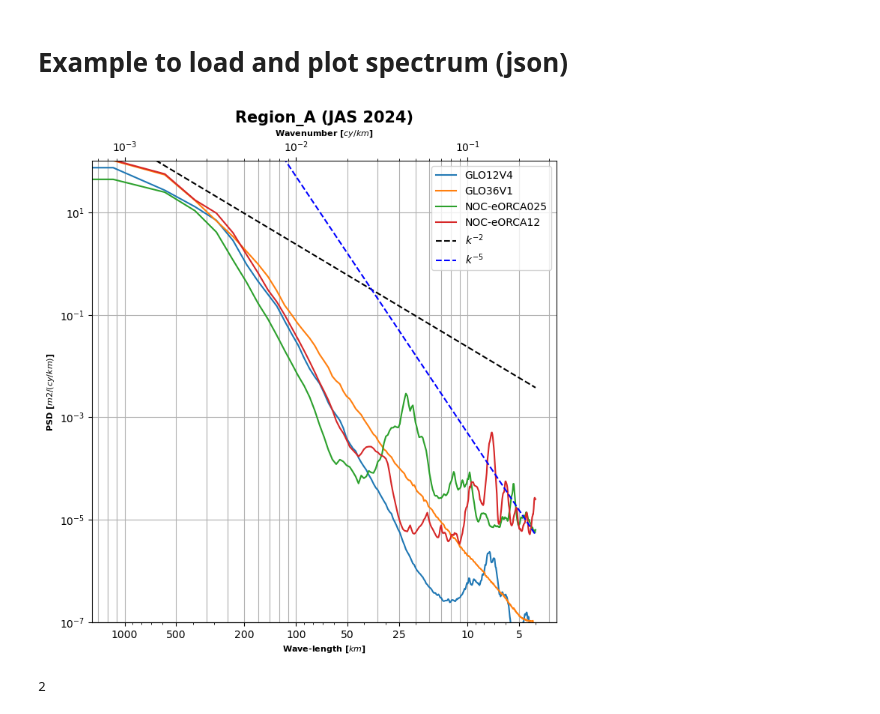
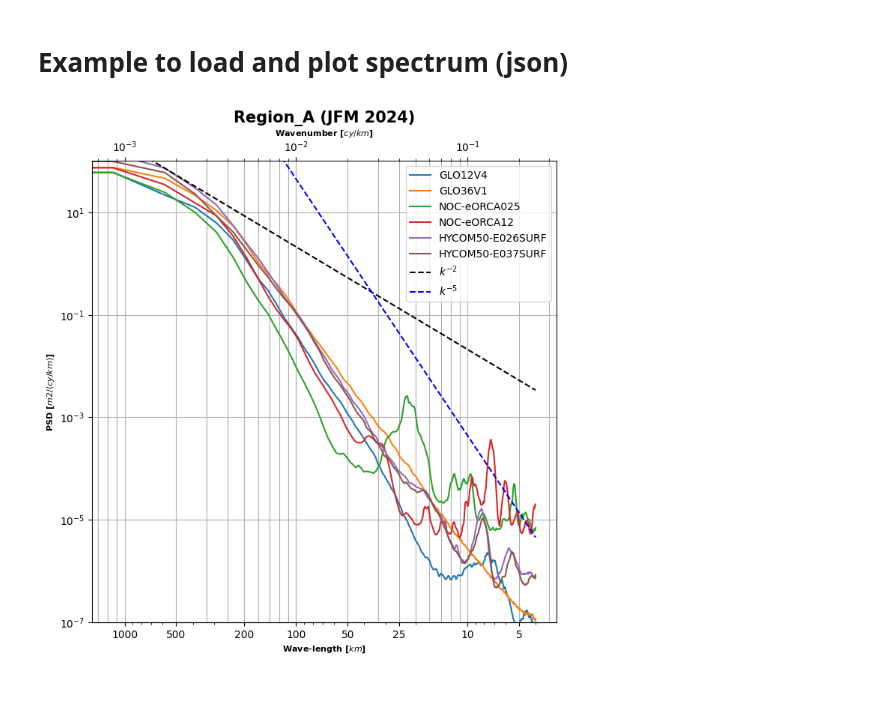
Before and after one commit to siyidongfang/swot-ocean-model-intercomparison-project, a Jupyter notebook: Analysis/example_figurespectrum_micael.ipynb, the cells around one changed output. Cells and saved outputs as stored; diff of their text form; code cells hidden in the pictures.

Commit message:
Add files via upload
I
* set up the s" fil system
       # Setup the S3 filesystem
       fs = s3fs.S3FileSystem(anon=True,endpoint_url="https://minio.dive.edito.eu")

* rewrite the ligne : "with open(json_file, "r"):"  as file to "with fs.open(json_file, "r") as file:"
* add the two HYCOM models to the list of model  ["GLO12V4","GLO36V1","NOC-eORCA025","NOC-eORCA12", "HYCOM50-E026SURF", "HYCOM50-E037SURF"]

```diff
--- a/Analysis/example_figurespectrum_micael.ipynb
+++ b/Analysis/example_figurespectrum_micael.ipynb
@@ -8,29 +8,28 @@ import pandas as pd
 from widetrax import Spectra as sp
 import matplotlib.pyplot as plt
 import numpy as np
+# %%
+# Setup the S3 filesystem
+fs = s3fs.S3FileSystem(anon=True,endpoint_url="https://minio.dive.edito.eu")
 # %%
-import json
 
-model=["GLO12V4","GLO36V1","NOC-eORCA025","NOC-eORCA12"]
-name_season="JAS"
+model=["GLO12V4","GLO36V1","NOC-eORCA025","NOC-eORCA12", "HYCOM50-E026SURF", "HYCOM50-E037SURF"]
+name_season="JFM"
 nom_region="Region_A"
 
 spectrum=[]
 freq=[]
 for imodel in range(len(model)):
-    json_file = str(nom_region)+"_"+str(name_season)+"_"+str(model[imodel])+".json"
+    # json_file = str(nom_region)+"_"+str(name_season)+"_"+str(model[imodel])+".json"
+    json_file = "project-meom-ige/OMIP/"+ str(nom_region)+"_"+str(name_season)+"_"+str(model[imodel])+".json"
     # Step 1: Open the JSON file
-    with open(json_file, "r") as file:
+    with fs.open(json_file, "r") as file:
         datamodel = json.load(file)  # Parse JSON into a Python dictionary
     spectrum.append(datamodel["Spectra"])
     freq.append(datamodel["Frequency"])
 # %%
 
 fig, ax_ = plt.subplots(1, 1, figsize=(8, 8))
-sp.plot_psd(ax_, np.array(freq[0]).T, psds = [spectrum[0],spectrum[1],spectrum[2],spectrum[3]], unit = "m2",psd_labels=model,title=(nom_region+" ("+name_season+" 2024)"),savefig=True,plot_transparent=False)
+sp.plot_psd(ax_, np.array(freq[0]).T, psds = [spectrum[0],spectrum[1],spectrum[2],spectrum[3] ,spectrum[4] ,spectrum[5]], unit = "m2",psd_labels=model,title=(nom_region+" ("+name_season+" 2024)"),savefig=True,plot_transparent=False)
 # %% [output]
-[figure, old version]
+[figure, new version]
-# %%
-imodel
-# %% [output]
-2
```
